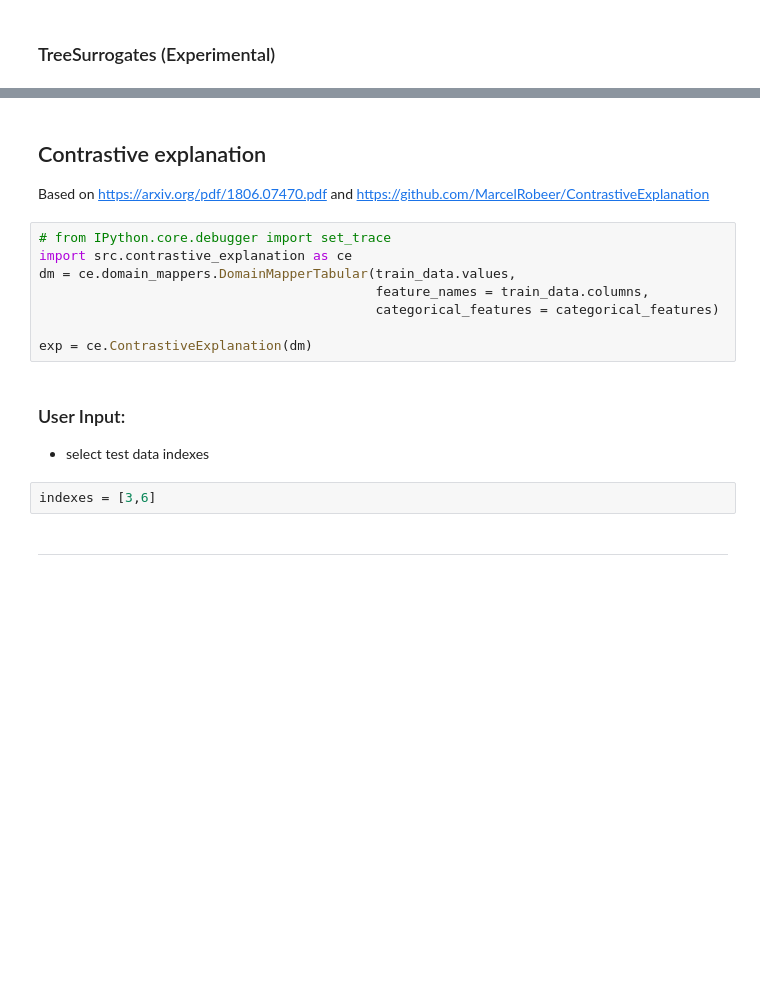
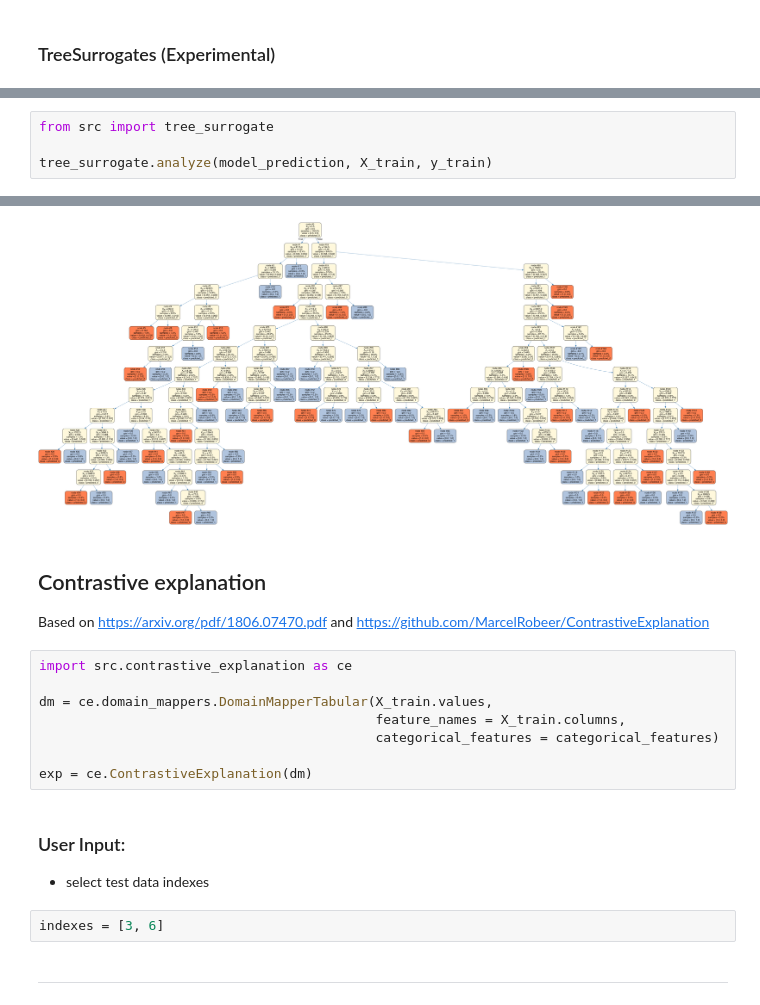
Before and after one commit to YevgenyW/Responsible-DS, a Jupyter notebook: loan_data.ipynb, the cells around one changed output, grey strips where cells are left out. Cells and saved outputs as stored; diff of their text form; blank space fills up the shorter version.

```diff
--- a/loan_data.ipynb
+++ b/loan_data.ipynb
@@ -73,0 +81,5 @@ partial_dependence.analyze([feature_1, feature_2], model_prediction, train_data,
+# %%
+from src import tree_surrogate
+
+tree_surrogate.analyze(model_prediction, X_train, y_train)
+# %% [output]
@@ -74,11 +93,12 @@ partial_dependence.analyze([feature_1, feature_2], model_prediction, train_data,
+[figure, added]
 # %% [markdown]
 ## Contrastive explanation
 Based on https://arxiv.org/pdf/1806.07470.pdf and https://github.com/MarcelRobeer/ContrastiveExplanation
 # %%
-# from IPython.core.debugger import set_trace
 import src.contrastive_explanation as ce
-dm = ce.domain_mappers.DomainMapperTabular(train_data.values,
-                                           feature_names = train_data.columns,
+
+dm = ce.domain_mappers.DomainMapperTabular(X_train.values,
+                                           feature_names = X_train.columns,
                                            categorical_features = categorical_features)
 
 exp = ce.ContrastiveExplanation(dm)
@@ -87,7 +107,7 @@ exp = ce.ContrastiveExplanation(dm)
 
 - select test data indexes
 # %%
-indexes = [3,6]
+indexes = [3, 6]
 # %% [markdown]
 ---
 # %%
```
Also changed, not shown: parts of 10 cells of this notebook, 11 other files.
